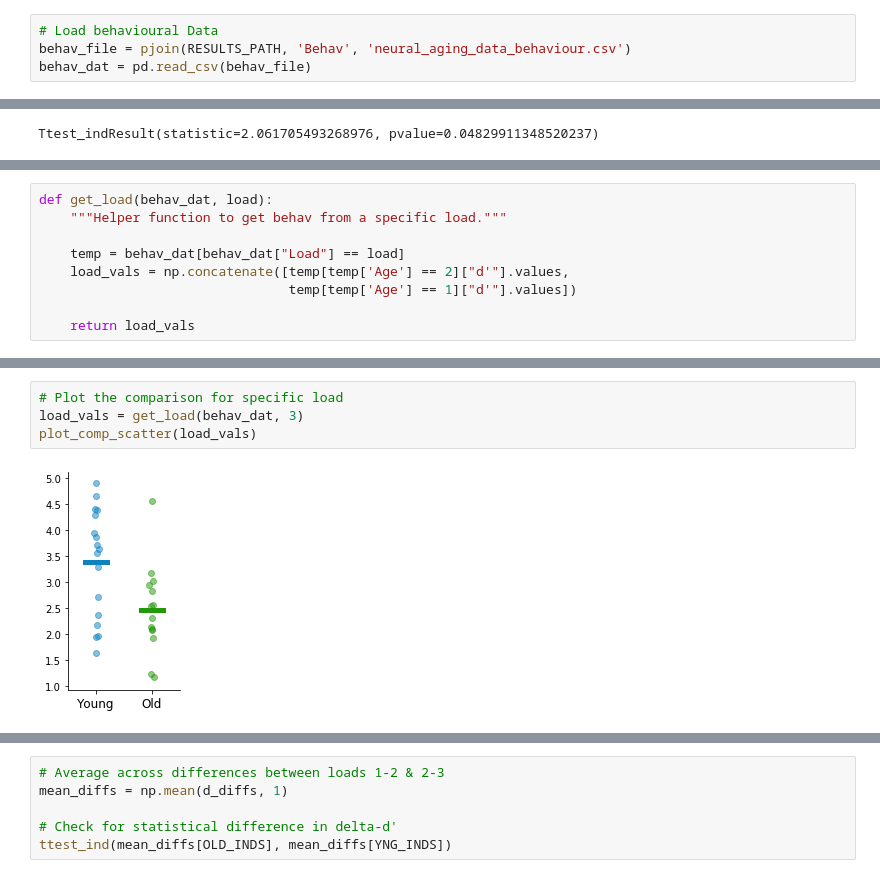
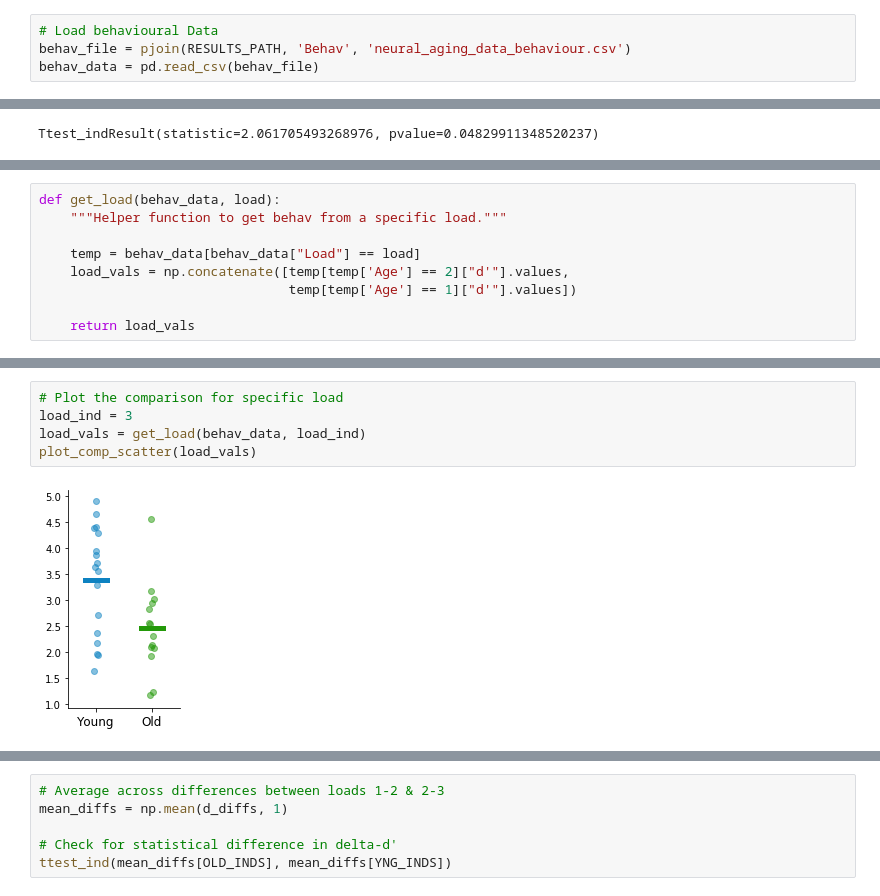
Before and after one commit to TomDonoghue/EEGparam, a Jupyter notebook: notebooks/03-GroupAnalysis-Behaviour.ipynb, the cells around one changed output, grey strips where cells are left out. Saved outputs shown, nothing was run; the diff lists cells and outputs as text.

Commit message:
fix up behav

```diff
--- a/notebooks/03-GroupAnalysis-Behaviour.ipynb
+++ b/notebooks/03-GroupAnalysis-Behaviour.ipynb
@@ -41,4 +39,4 @@ from settings import RESULTS_PATH
 # %%
 # Load behavioural Data
 behav_file = pjoin(RESULTS_PATH, 'Behav', 'neural_aging_data_behaviour.csv')
-behav_dat = pd.read_csv(behav_file)
+behav_data = pd.read_csv(behav_file)
@@ -103,8 +107,8 @@ Ttest_indResult(statistic=2.061705493268976, pvalue=0.04829911348520237)
 # %%
-def get_load(behav_dat, load):
+def get_load(behav_data, load):
     """Helper function to get behav from a specific load."""
 
-    temp = behav_dat[behav_dat["Load"] == load]
+    temp = behav_data[behav_data["Load"] == load]
     load_vals = np.concatenate([temp[temp['Age'] == 2]["d'"].values,
                                 temp[temp['Age'] == 1]["d'"].values])
 
@@ -153,7 +157,8 @@ LOAD: 3
         T-Test   2.5969 0.0146
 # %%
 # Plot the comparison for specific load
-load_vals = get_load(behav_dat, 3)
+load_ind = 3
+load_vals = get_load(behav_data, load_ind)
 plot_comp_scatter(load_vals)
 # %% [output]
-[figure, old version]
+[figure, new version]
```
Also changed, not shown: parts of 19 cells of this notebook, 1 other file.
